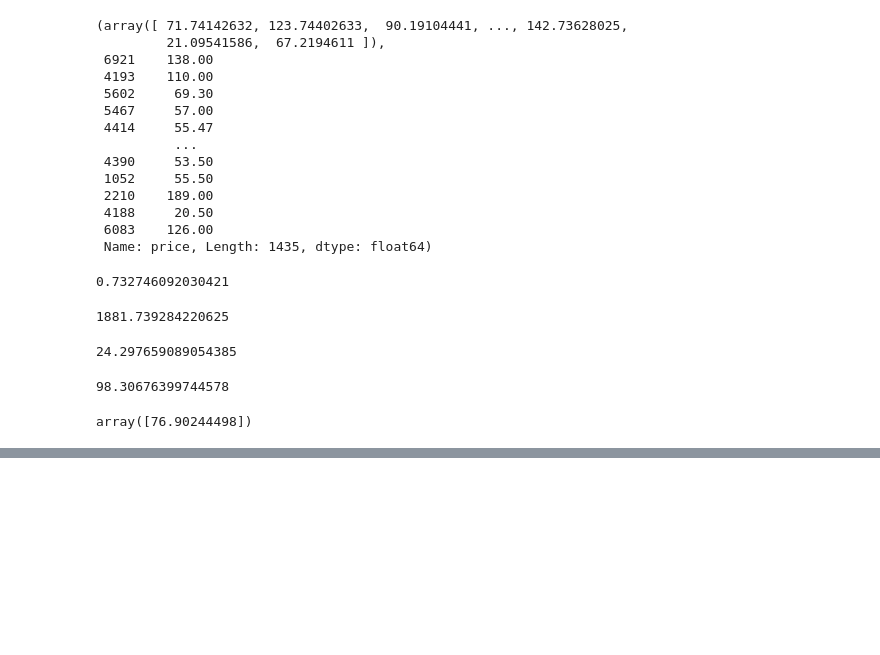
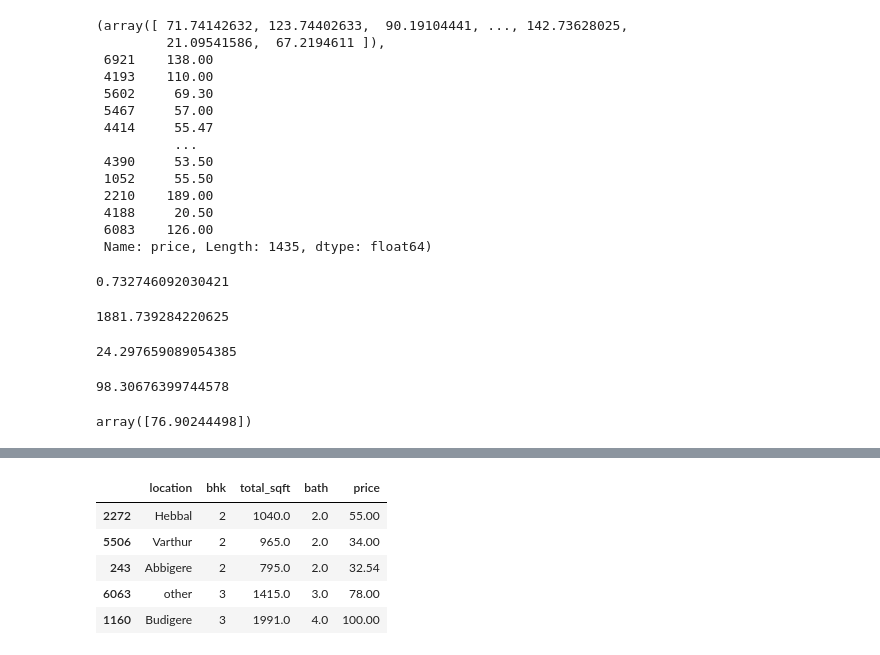
Before and after one commit to Khushgodani05/khush_l3pp_AI_ML_DS, a Jupyter notebook: Regression/multiple_linear_regression/bengluru.ipynb, the cells around one changed output, grey strips where cells are left out. Cells and saved outputs as stored; diff of their text form; code cells hidden in the pictures; blank space fills up the shorter version.

```diff
--- a/Regression/multiple_linear_regression/bengluru.ipynb
+++ b/Regression/multiple_linear_regression/bengluru.ipynb
@@ -277,0 +339,10 @@ AttributeError: 'dict' object has no attribute 'index'
+# %%
+data1=data.sample(frac=1.0)
+data1.head()
+# %% [output]
+|  | location | bhk | total_sqft | bath | price |
+| 2272 | Hebbal | 2 | 1040.0 | 2.0 | 55.00 |
+| 5506 | Varthur | 2 | 965.0 | 2.0 | 34.00 |
+| 243 | Abbigere | 2 | 795.0 | 2.0 | 32.54 |
+| 6063 | other | 3 | 1415.0 | 3.0 | 78.00 |
+| 1160 | Budigere | 3 | 1991.0 | 4.0 | 100.00 |
```
Also changed, not shown: parts of 29 cells of this notebook.
